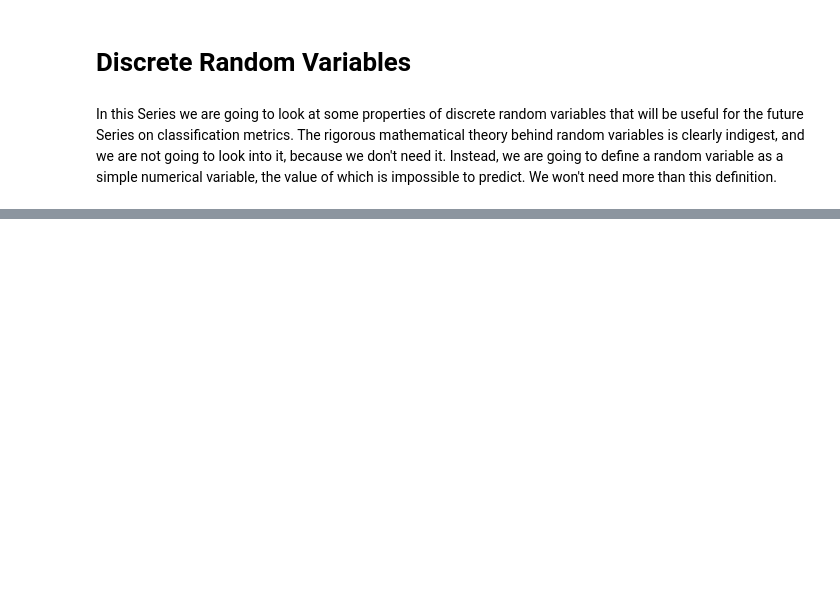
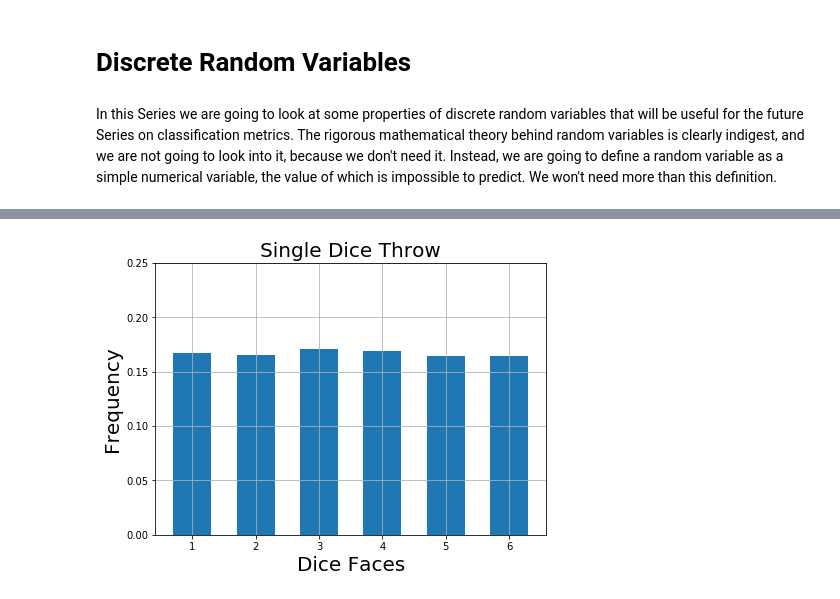
Before and after one commit to boris-dee/understanding_series, a Jupyter notebook: probabilities/01.discrete_random_variables.ipynb, the cells around one changed output, grey strips where cells are left out. Cells and saved outputs as stored; diff of their text form; code cells hidden in the pictures; blank space fills up the shorter version.

```diff
--- a/probabilities/01.discrete_random_variables.ipynb
+++ b/probabilities/01.discrete_random_variables.ipynb
@@ -27,0 +83,4 @@ When dealing with discrete random variables, it is useful to gather all pairs $(
+# %%
+single_dice_throw(n_throws=10000)
+# %% [output]
+[figure, added]
```
Also changed, not shown: parts of 21 cells of this notebook, 7 other files.
